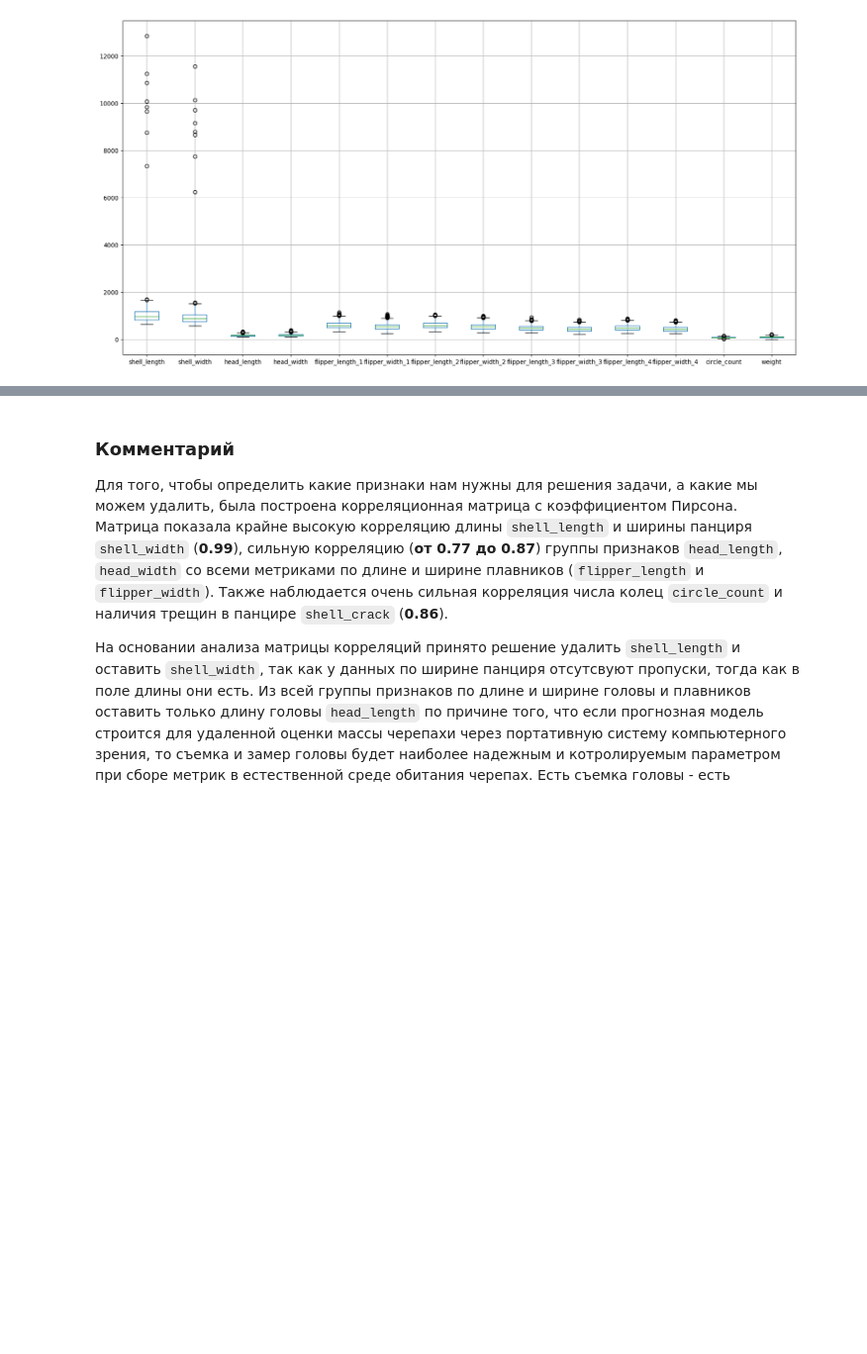
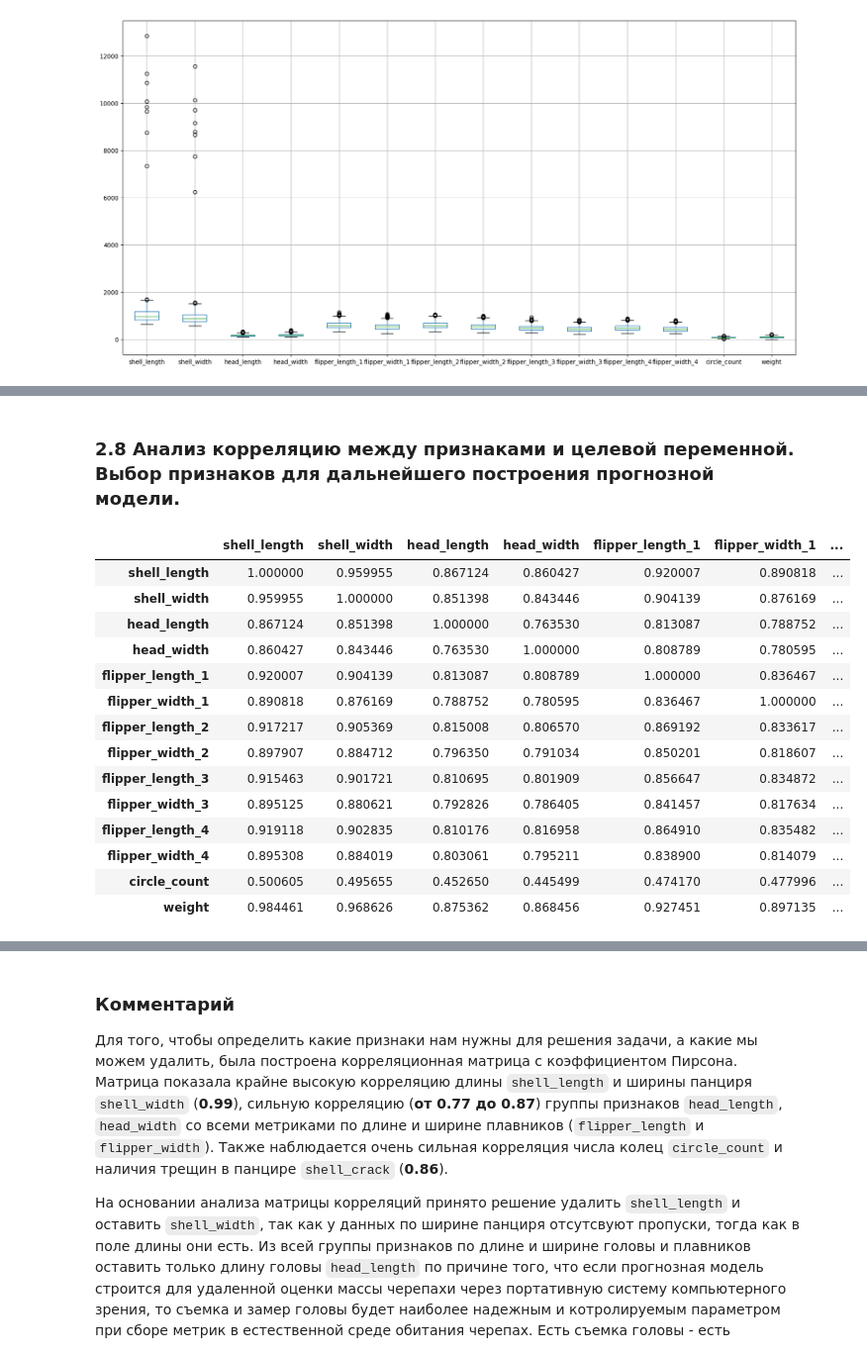
Before and after one commit to TemaQDX/project_turtle, a Jupyter notebook: project_turtle_sprint_10_Artem_Burov.ipynb, the cells around one changed output, grey strips where cells are left out. Shown at 99% size. Saved outputs shown, nothing was run; the diff lists cells and outputs as text; code cells hidden in the pictures; blank space fills up the shorter version.

```diff
--- a/project_turtle_sprint_10_Artem_Burov.ipynb
+++ b/project_turtle_sprint_10_Artem_Burov.ipynb
@@ -468,0 +502,20 @@ _________
+# %% [markdown]
+### 2.8 Анализ корреляцию между признаками и целевой переменной. Выбор признаков для дальнейшего построения прогнозной модели.
+# %%
+df_chelodia_mydas.corr(method='pearson').style.background_gradient(cmap='coolwarm')
+# %% [output]
+|  | shell_length | shell_width | head_length | head_width | flipper_length_1 | flipper_width_1 | ... |
+| shell_length | 1.000000 | 0.959955 | 0.867124 | 0.860427 | 0.920007 | 0.890818 | ... |
+| shell_width | 0.959955 | 1.000000 | 0.851398 | 0.843446 | 0.904139 | 0.876169 | ... |
+| head_length | 0.867124 | 0.851398 | 1.000000 | 0.763530 | 0.813087 | 0.788752 | ... |
+| head_width | 0.860427 | 0.843446 | 0.763530 | 1.000000 | 0.808789 | 0.780595 | ... |
+| flipper_length_1 | 0.920007 | 0.904139 | 0.813087 | 0.808789 | 1.000000 | 0.836467 | ... |
+| flipper_width_1 | 0.890818 | 0.876169 | 0.788752 | 0.780595 | 0.836467 | 1.000000 | ... |
+| flipper_length_2 | 0.917217 | 0.905369 | 0.815008 | 0.806570 | 0.869192 | 0.833617 | ... |
+| flipper_width_2 | 0.897907 | 0.884712 | 0.796350 | 0.791034 | 0.850201 | 0.818607 | ... |
+| flipper_length_3 | 0.915463 | 0.901721 | 0.810695 | 0.801909 | 0.856647 | 0.834872 | ... |
+| flipper_width_3 | 0.895125 | 0.880621 | 0.792826 | 0.786405 | 0.841457 | 0.817634 | ... |
+| flipper_length_4 | 0.919118 | 0.902835 | 0.810176 | 0.816958 | 0.864910 | 0.835482 | ... |
+| flipper_width_4 | 0.895308 | 0.884019 | 0.803061 | 0.795211 | 0.838900 | 0.814079 | ... |
+| circle_count | 0.500605 | 0.495655 | 0.452650 | 0.445499 | 0.474170 | 0.477996 | ... |
+| weight | 0.984461 | 0.968626 | 0.875362 | 0.868456 | 0.927451 | 0.897135 | ... |
```
Also changed, not shown: parts of 20 cells of this notebook.
